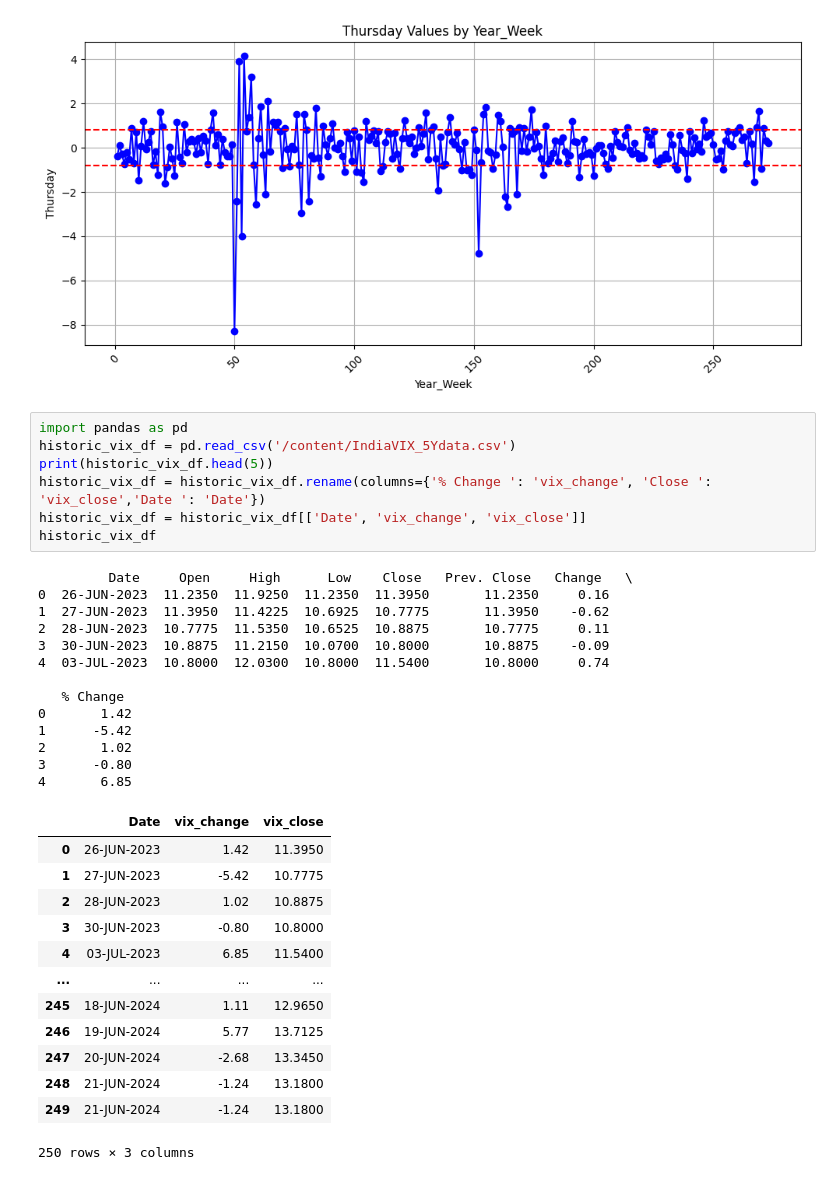
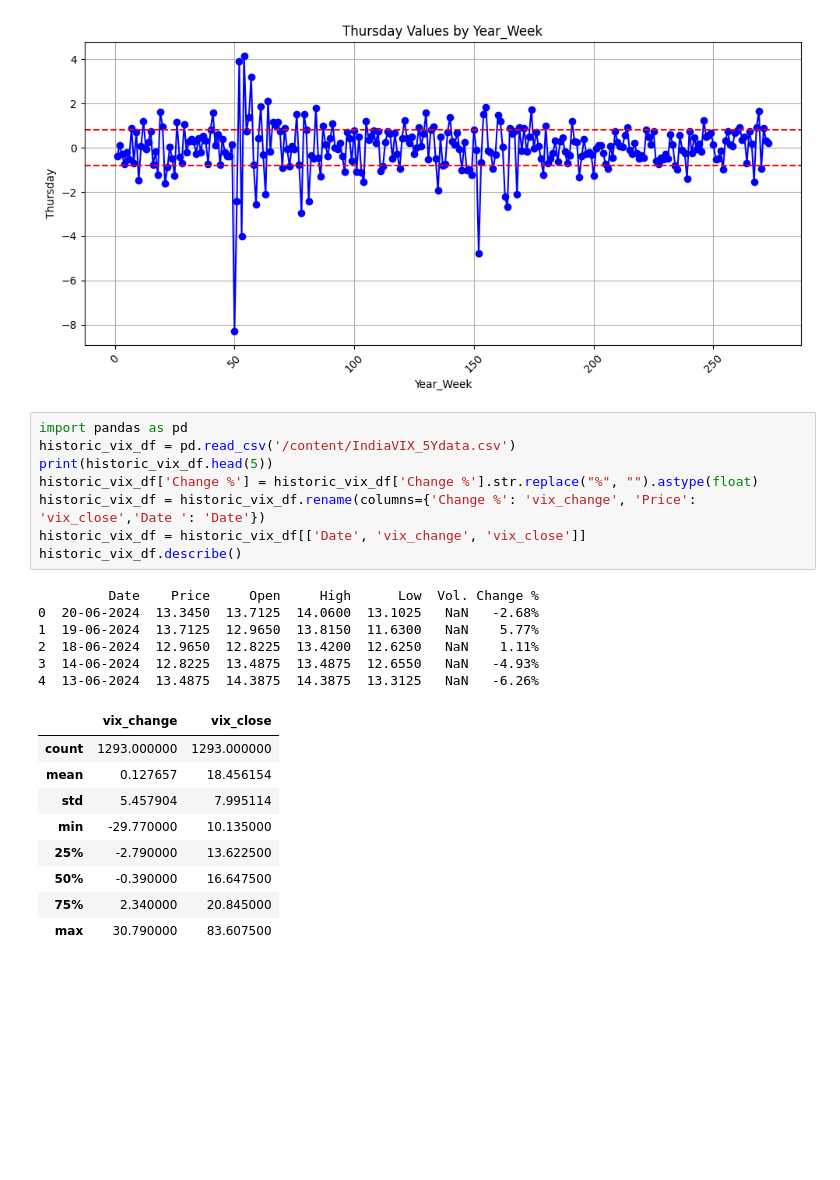
Before and after one commit to bala-ceg/backtest-strategies, a Jupyter notebook: weeklyexpiry_prediction.ipynb, the cells around one changed output. Saved outputs shown, nothing was run; the diff lists cells and outputs as text; blank space fills up the shorter version.

```diff
--- a/weeklyexpiry_prediction.ipynb
+++ b/weeklyexpiry_prediction.ipynb
@@ -243,34 +271,24 @@ plt.show()
 # %%
 import pandas as pd
 historic_vix_df = pd.read_csv('/content/IndiaVIX_5Ydata.csv')
 print(historic_vix_df.head(5))
-historic_vix_df = historic_vix_df.rename(columns={'% Change ': 'vix_change', 'Close ': 'vix_close','Date ': 'Date'})
+historic_vix_df['Change %'] = historic_vix_df['Change %'].str.replace("%", "").astype(float)
+historic_vix_df = historic_vix_df.rename(columns={'Change %': 'vix_change', 'Price': 'vix_close','Date ': 'Date'})
 historic_vix_df = historic_vix_df[['Date', 'vix_change', 'vix_close']]
-historic_vix_df
+historic_vix_df.describe()
 # %% [output]
-         Date     Open     High      Low    Close   Prev. Close   Change   \
-0  26-JUN-2023  11.2350  11.9250  11.2350  11.3950       11.2350     0.16
-1  27-JUN-2023  11.3950  11.4225  10.6925  10.7775       11.3950    -0.62
-2  28-JUN-2023  10.7775  11.5350  10.6525  10.8875       10.7775     0.11
-3  30-JUN-2023  10.8875  11.2150  10.0700  10.8000       10.8875    -0.09
-4  03-JUL-2023  10.8000  12.0300  10.8000  11.5400       10.8000     0.74
-
-   % Change
-0       1.42
-1      -5.42
-2       1.02
-3      -0.80
-4       6.85
+         Date    Price     Open     High      Low  Vol. Change %
+0  20-06-2024  13.3450  13.7125  14.0600  13.1025   NaN   -2.68%
+1  19-06-2024  13.7125  12.9650  13.8150  11.6300   NaN    5.77%
+2  18-06-2024  12.9650  12.8225  13.4200  12.6250   NaN    1.11%
+3  14-06-2024  12.8225  13.4875  13.4875  12.6550   NaN   -4.93%
+4  13-06-2024  13.4875  14.3875  14.3875  13.3125   NaN   -6.26%
-|  | Date | vix_change | vix_close |
-| 0 | 26-JUN-2023 | 1.42 | 11.3950 |
-| 1 | 27-JUN-2023 | -5.42 | 10.7775 |
-| 2 | 28-JUN-2023 | 1.02 | 10.8875 |
-| 3 | 30-JUN-2023 | -0.80 | 10.8000 |
-| 4 | 03-JUL-2023 | 6.85 | 11.5400 |
-| ... | ... | ... | ... |
-| 245 | 18-JUN-2024 | 1.11 | 12.9650 |
-| 246 | 19-JUN-2024 | 5.77 | 13.7125 |
-| 247 | 20-JUN-2024 | -2.68 | 13.3450 |
-| 248 | 21-JUN-2024 | -1.24 | 13.1800 |
-| 249 | 21-JUN-2024 | -1.24 | 13.1800 |
+|  | vix_change | vix_close |
+| count | 1293.000000 | 1293.000000 |
+| mean | 0.127657 | 18.456154 |
+| std | 5.457904 | 7.995114 |
+| min | -29.770000 | 10.135000 |
+| 25% | -2.790000 | 13.622500 |
+| 50% | -0.390000 | 16.647500 |
+| 75% | 2.340000 | 20.845000 |
+| max | 30.790000 | 83.607500 |
-250 rows × 3 columns
```
Also changed, not shown: parts of 9 cells of this notebook.
